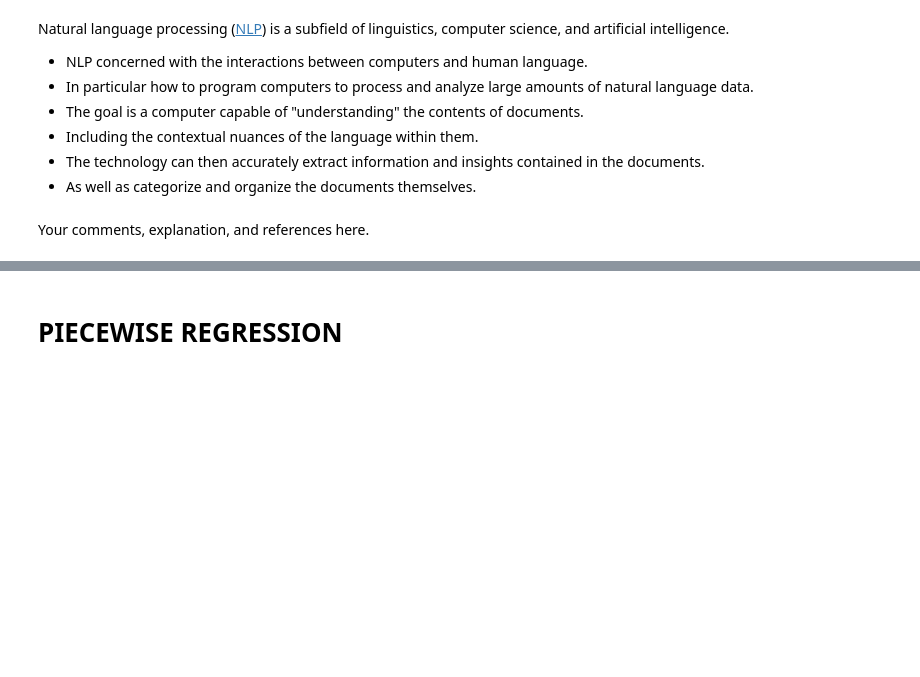
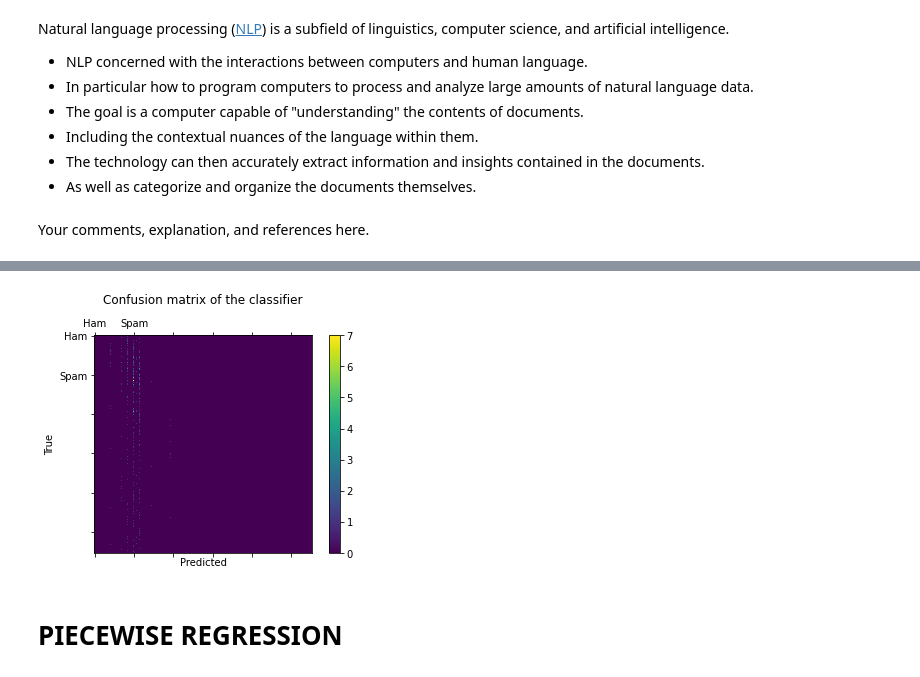
Before and after one commit to tomkeane07/AI-Projects-UL, a Jupyter notebook: semester3/MachineLearningApplications/E3/E3.ipynb, the cells around one changed output, grey strips where cells are left out. Cells and saved outputs as stored; diff of their text form; code cells hidden in the pictures; blank space fills up the shorter version.

```diff
--- a/semester3/MachineLearningApplications/E3/E3.ipynb
+++ b/semester3/MachineLearningApplications/E3/E3.ipynb
@@ -412,0 +526,8 @@ Your comments, explanation, and references here.
+# %%
+# testing the model
+
+prediction_train = MNB.predict(X_train)
+print('training prediction\t', prediction_train)
+
+prediction_test = MNB.predict(X_test)
+print('test prediction\t\t', prediction_test)
@@ -412,0 +576,5 @@ Your comments, explanation, and references here.
+# %%
+# accuracy in test set (unseen data)
+y_true = y_test
+y_pred_test = prediction_test
+print("Test Accuracy: "+str(accuracy_score(y_true, y_pred_test)))
@@ -412,0 +583,4 @@ Your comments, explanation, and references here.
+# %%
+# confusion matrix
+conf_mat = confusion_matrix(y_true, y_pred_test)
+print("Confusion Matrix\n", conf_mat)
@@ -413,3 +596,21 @@ Your comments, explanation, and references here.
+# %%
+import matplotlib.pyplot as plt
+from sklearn.metrics import ConfusionMatrixDisplay
+
+labels = ['Ham','Spam']
+
+fig = plt.figure()
+ax = fig.add_subplot(111)
+cax = ax.matshow(conf_mat)
+plt.title('Confusion matrix of the classifier\n')
+fig.colorbar(cax)
+ax.set_xticklabels([''] + labels)
+ax.set_yticklabels([''] + labels)
+plt.xlabel('Predicted')
+plt.ylabel('True')
+plt.show()
+# %% [output]
+[figure, added]
 # %% [markdown]
 # PIECEWISE REGRESSION
 # %% [markdown]
```
Also changed, not shown: parts of 20 cells of this notebook.
